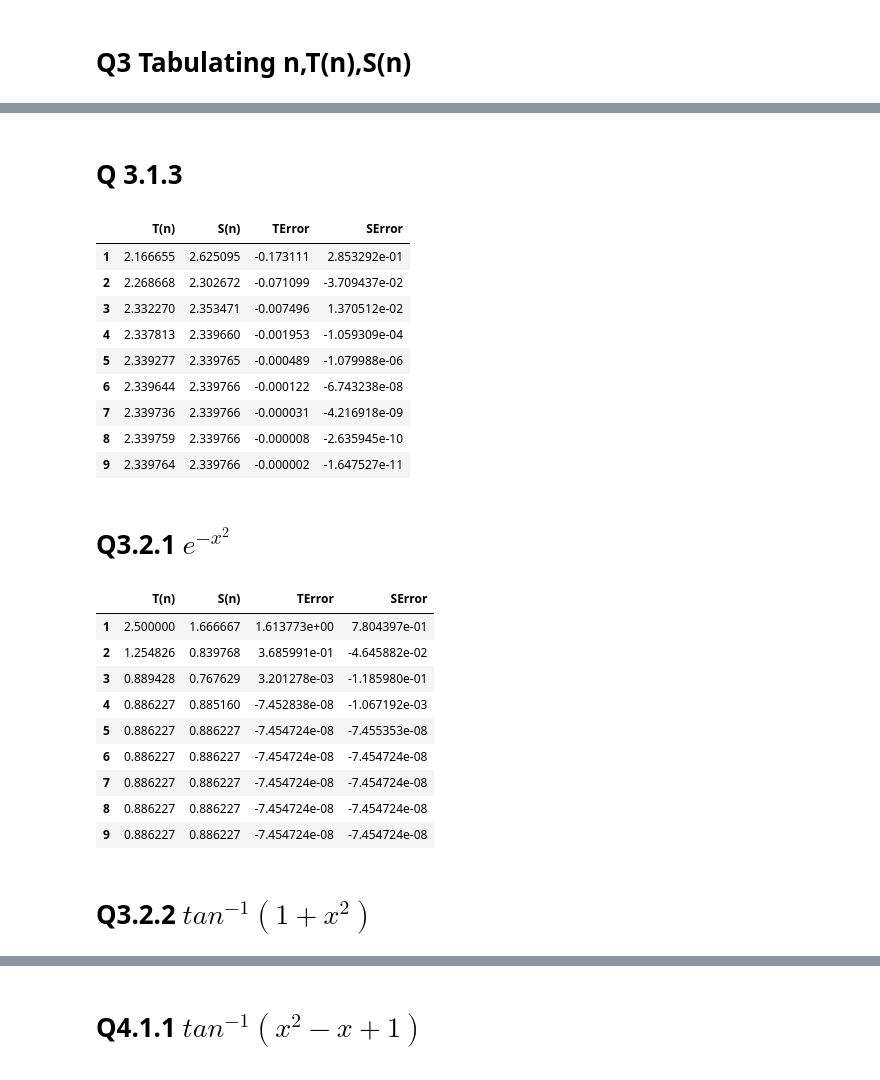
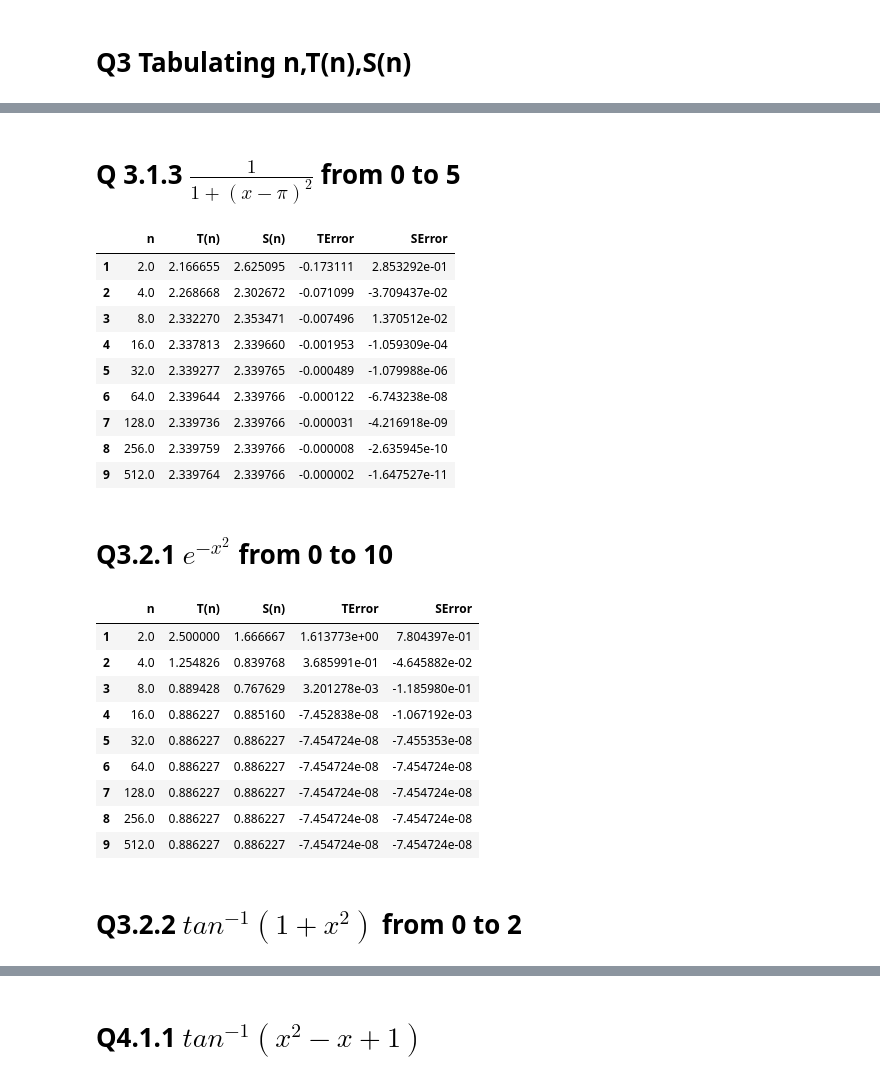
Before and after one commit to Vidhin05/Computational-and-Numerical-Methods, a Jupyter notebook: Set_8.ipynb, the cells around one changed output, grey strips where cells are left out. Saved outputs shown, nothing was run; the diff lists cells and outputs as text; code cells hidden in the pictures.

```diff
--- a/Set_8.ipynb
+++ b/Set_8.ipynb
@@ -86,11 +86,11 @@ The Lagrangian polynomial is:
 # %%
-data = pd.DataFrame(columns=['T(n)', 'S(n)', 'TError', 'SError'])
+data = pd.DataFrame(columns=['n', 'T(n)', 'S(n)', 'TError', 'SError'])
 cint = (np.exp(np.pi) - 1)/17
 for n in range(1, 10):
     x = np.arange(0, np.pi, (np.pi-0)/2**n)
     y = np.exp(x)*np.cos(4*x)
     Tn = np.trapz(y ,x)
     Sn = integrate.simps(y, x)
-    data.loc[n] = [Tn, Sn, Tn - cint, Sn - cint]
+    data.loc[n] = [2**n, Tn, Sn, Tn - cint, Sn - cint]
 data
 # %% [output]
@@ -109,11 +109,11 @@ data
 # %%
-data = pd.DataFrame(columns=['T(n)', 'S(n)', 'TError', 'SError'])
+data = pd.DataFrame(columns=['n', 'T(n)', 'S(n)', 'TError', 'SError'])
 cint = 2/7
 for n in range(1, 10):
     x = np.arange(0, 1.001, (1-0)/2**n)
     y = x*x*x**0.5
     Tn = np.trapz(y ,x)
     Sn = integrate.simps(y, x)
-    data.loc[n] = [Tn, Sn, Tn - cint, Sn - cint]
+    data.loc[n] = [2**n, Tn, Sn, Tn - cint, Sn - cint]
 data
 # %% [output]
@@ -130,49 +130,49 @@ data
 # %% [markdown]
-# Q 3.1.3
+# Q 3.1.3 $\frac{1}{1+(x-\pi)^{2}}$ from 0 to 5
 # %%
-data = pd.DataFrame(columns=['T(n)', 'S(n)', 'TError', 'SError'])
+data = pd.DataFrame(columns=['n', 'T(n)', 'S(n)', 'TError', 'SError'])
 cint = np.arctan(5 - np.pi) + np.arctan(np.pi)
 for n in range(1, 10):
     x = np.arange(0, 5.001, (5-0)/2**n)
     y = (1/(1 + (x-np.pi)**2))
     Tn = np.trapz(y ,x)
     Sn = integrate.simps(y, x)
-    data.loc[n] = [Tn, Sn, Tn - cint, Sn - cint]
+    data.loc[n] = [2**n, Tn, Sn, Tn - cint, Sn - cint]
 data
 # %% [output]
-|  | T(n) | S(n) | TError | SError |
-| 1 | 2.166655 | 2.625095 | -0.173111 | 2.853292e-01 |
-| 2 | 2.268668 | 2.302672 | -0.071099 | -3.709437e-02 |
-| 3 | 2.332270 | 2.353471 | -0.007496 | 1.370512e-02 |
-| 4 | 2.337813 | 2.339660 | -0.001953 | -1.059309e-04 |
-| 5 | 2.339277 | 2.339765 | -0.000489 | -1.079988e-06 |
-| 6 | 2.339644 | 2.339766 | -0.000122 | -6.743238e-08 |
-| 7 | 2.339736 | 2.339766 | -0.000031 | -4.216918e-09 |
-| 8 | 2.339759 | 2.339766 | -0.000008 | -2.635945e-10 |
-| 9 | 2.339764 | 2.339766 | -0.000002 | -1.647527e-11 |
+|  | n | T(n) | S(n) | TError | SError |
+| 1 | 2.0 | 2.166655 | 2.625095 | -0.173111 | 2.853292e-01 |
+| 2 | 4.0 | 2.268668 | 2.302672 | -0.071099 | -3.709437e-02 |
+| 3 | 8.0 | 2.332270 | 2.353471 | -0.007496 | 1.370512e-02 |
+| 4 | 16.0 | 2.337813 | 2.339660 | -0.001953 | -1.059309e-04 |
+| 5 | 32.0 | 2.339277 | 2.339765 | -0.000489 | -1.079988e-06 |
+| 6 | 64.0 | 2.339644 | 2.339766 | -0.000122 | -6.743238e-08 |
+| 7 | 128.0 | 2.339736 | 2.339766 | -0.000031 | -4.216918e-09 |
+| 8 | 256.0 | 2.339759 | 2.339766 | -0.000008 | -2.635945e-10 |
+| 9 | 512.0 | 2.339764 | 2.339766 | -0.000002 | -1.647527e-11 |
 # %% [markdown]
-# Q3.2.1 $e^{-x^{2}}$
+# Q3.2.1 $e^{-x^{2}}$ from 0 to 10
 # %%
-data = pd.DataFrame(columns=['T(n)', 'S(n)', 'TError', 'SError'])
+data = pd.DataFrame(columns=['n', 'T(n)', 'S(n)', 'TError', 'SError'])
 cint = 0.886227
 for n in range(1, 10):
     x = np.arange(0, 10.001, (10-0)/2**n)
     y = np.exp(-x**2)
     Tn = np.trapz(y ,x)
     Sn = integrate.simps(y, x)
-    data.loc[n] = [Tn, Sn, Tn - cint, Sn - cint]
+    data.loc[n] = [2**n, Tn, Sn, Tn - cint, Sn - cint]
 data
 # %% [output]
-|  | T(n) | S(n) | TError | SError |
-| 1 | 2.500000 | 1.666667 | 1.613773e+00 | 7.804397e-01 |
-| 2 | 1.254826 | 0.839768 | 3.685991e-01 | -4.645882e-02 |
-| 3 | 0.889428 | 0.767629 | 3.201278e-03 | -1.185980e-01 |
-| 4 | 0.886227 | 0.885160 | -7.452838e-08 | -1.067192e-03 |
-| 5 | 0.886227 | 0.886227 | -7.454724e-08 | -7.455353e-08 |
-| 6 | 0.886227 | 0.886227 | -7.454724e-08 | -7.454724e-08 |
-| 7 | 0.886227 | 0.886227 | -7.454724e-08 | -7.454724e-08 |
-| 8 | 0.886227 | 0.886227 | -7.454724e-08 | -7.454724e-08 |
-| 9 | 0.886227 | 0.886227 | -7.454724e-08 | -7.454724e-08 |
+|  | n | T(n) | S(n) | TError | SError |
+| 1 | 2.0 | 2.500000 | 1.666667 | 1.613773e+00 | 7.804397e-01 |
+| 2 | 4.0 | 1.254826 | 0.839768 | 3.685991e-01 | -4.645882e-02 |
+| 3 | 8.0 | 0.889428 | 0.767629 | 3.201278e-03 | -1.185980e-01 |
+| 4 | 16.0 | 0.886227 | 0.885160 | -7.452838e-08 | -1.067192e-03 |
+| 5 | 32.0 | 0.886227 | 0.886227 | -7.454724e-08 | -7.455353e-08 |
+| 6 | 64.0 | 0.886227 | 0.886227 | -7.454724e-08 | -7.454724e-08 |
+| 7 | 128.0 | 0.886227 | 0.886227 | -7.454724e-08 | -7.454724e-08 |
+| 8 | 256.0 | 0.886227 | 0.886227 | -7.454724e-08 | -7.454724e-08 |
+| 9 | 512.0 | 0.886227 | 0.886227 | -7.454724e-08 | -7.454724e-08 |
 # %% [markdown]
-# Q3.2.2 $tan^{-1}(1+x^{2})$
+# Q3.2.2 $tan^{-1}(1+x^{2})$ from 0 to 2
 # %%
```
Also changed, not shown: parts of 5 cells of this notebook.
